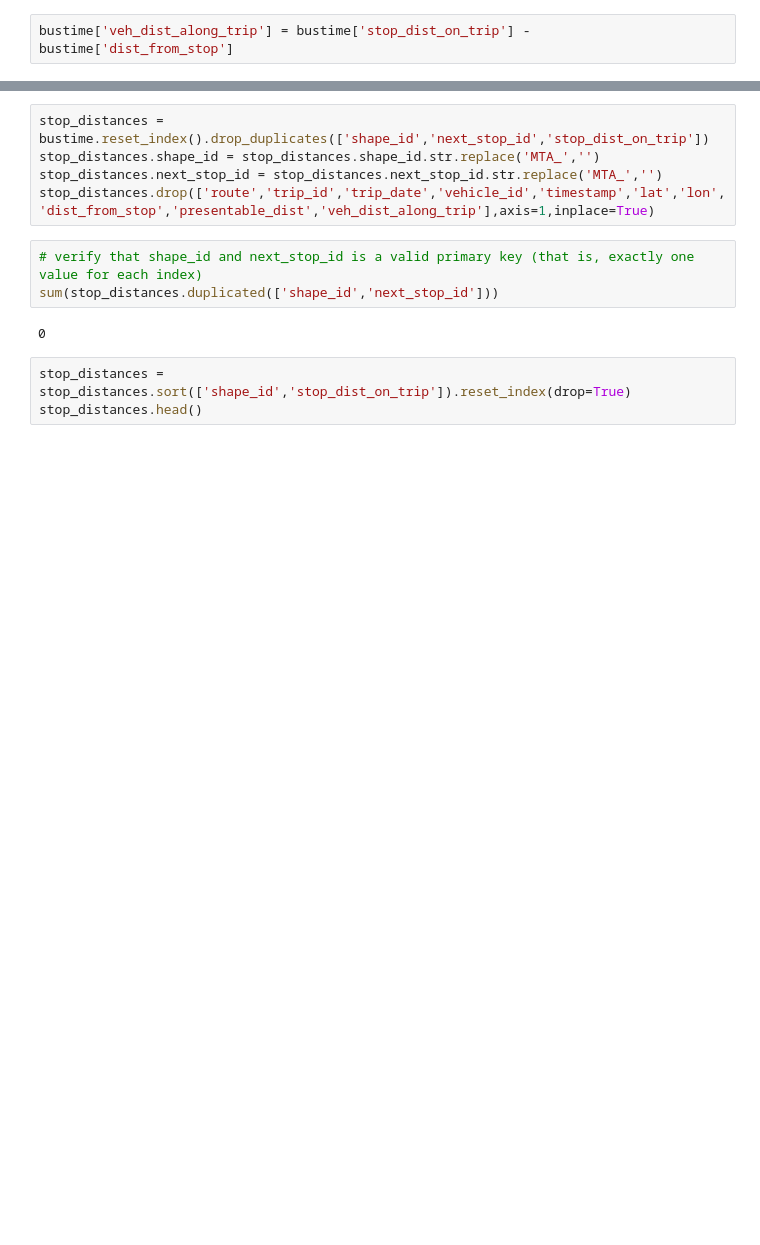
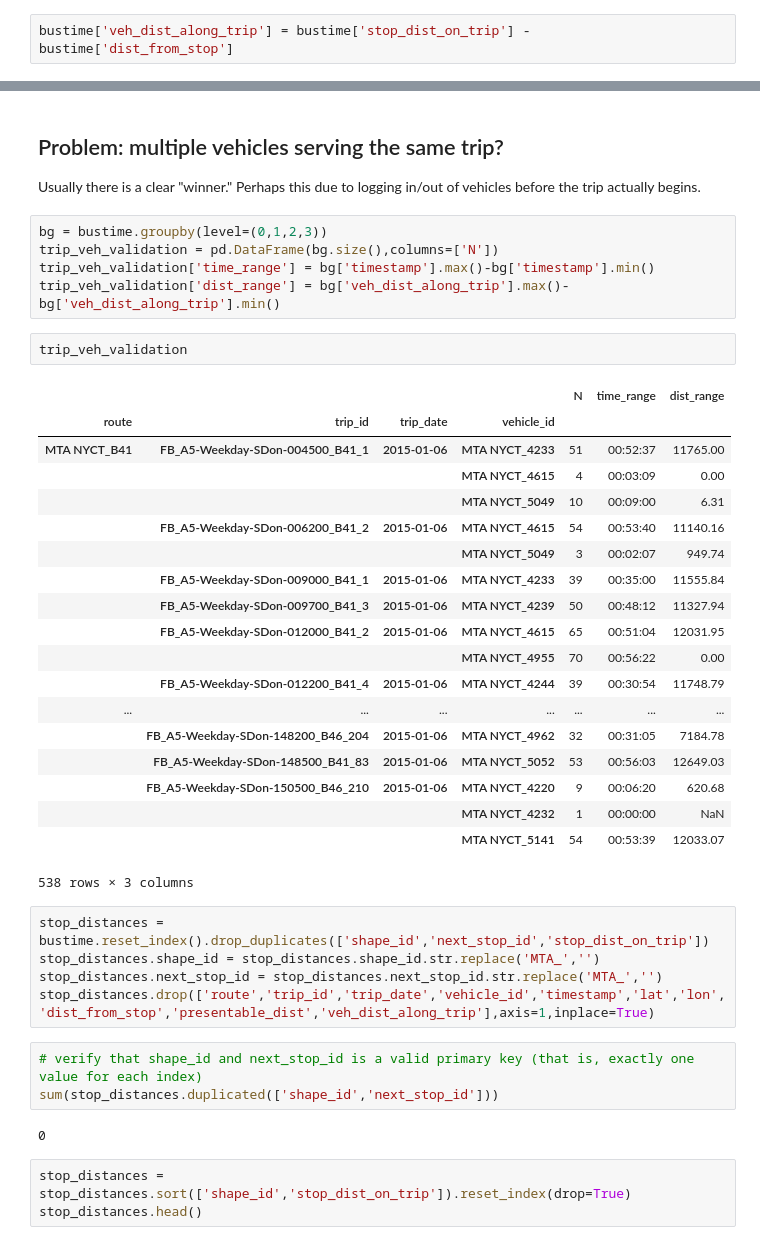
Before and after one commit to sarangof/Bus-Capstone, a Jupyter notebook: distance_data_demo.ipynb, the cells around one changed output, grey strips where cells are left out. Cells and saved outputs as stored; diff of their text form; blank space fills up the shorter version.

```diff
--- a/distance_data_demo.ipynb
+++ b/distance_data_demo.ipynb
@@ -60,3 +42,33 @@ Name: veh_dist_along_trip, dtype: float64
+# %% [markdown]
+## Problem: multiple vehicles serving the same trip?
+Usually there is a clear "winner."  Perhaps this due to logging in/out of vehicles before the trip actually begins.
+# %%
+bg = bustime.groupby(level=(0,1,2,3))
+trip_veh_validation = pd.DataFrame(bg.size(),columns=['N'])
+trip_veh_validation['time_range'] = bg['timestamp'].max()-bg['timestamp'].min()
+trip_veh_validation['dist_range'] = bg['veh_dist_along_trip'].max()-bg['veh_dist_along_trip'].min()
+# %%
+trip_veh_validation
+# %% [output]
+|  |  |  |  | N | time_range | dist_range |
+| route | trip_id | trip_date | vehicle_id |  |  |  |
+| MTA NYCT_B41 | FB_A5-Weekday-SDon-004500_B41_1 | 2015-01-06 | MTA NYCT_4233 | 51 | 00:52:37 | 11765.00 |
+|  |  |  | MTA NYCT_4615 | 4 | 00:03:09 | 0.00 |
+|  |  |  | MTA NYCT_5049 | 10 | 00:09:00 | 6.31 |
+|  | FB_A5-Weekday-SDon-006200_B41_2 | 2015-01-06 | MTA NYCT_4615 | 54 | 00:53:40 | 11140.16 |
+|  |  |  | MTA NYCT_5049 | 3 | 00:02:07 | 949.74 |
+|  | FB_A5-Weekday-SDon-009000_B41_1 | 2015-01-06 | MTA NYCT_4233 | 39 | 00:35:00 | 11555.84 |
+|  | FB_A5-Weekday-SDon-009700_B41_3 | 2015-01-06 | MTA NYCT_4239 | 50 | 00:48:12 | 11327.94 |
+|  | FB_A5-Weekday-SDon-012000_B41_2 | 2015-01-06 | MTA NYCT_4615 | 65 | 00:51:04 | 12031.95 |
+|  |  |  | MTA NYCT_4955 | 70 | 00:56:22 | 0.00 |
+|  | FB_A5-Weekday-SDon-012200_B41_4 | 2015-01-06 | MTA NYCT_4244 | 39 | 00:30:54 | 11748.79 |
+| ... | ... | ... | ... | ... | ... | ... |
+|  | FB_A5-Weekday-SDon-148200_B46_204 | 2015-01-06 | MTA NYCT_4962 | 32 | 00:31:05 | 7184.78 |
+|  | FB_A5-Weekday-SDon-148500_B41_83 | 2015-01-06 | MTA NYCT_5052 | 53 | 00:56:03 | 12649.03 |
+|  | FB_A5-Weekday-SDon-150500_B46_210 | 2015-01-06 | MTA NYCT_4220 | 9 | 00:06:20 | 620.68 |
+|  |  |  | MTA NYCT_4232 | 1 | 00:00:00 | NaN |
+|  |  |  | MTA NYCT_5141 | 54 | 00:53:39 | 12033.07 |
+538 rows × 3 columns
 # %%
 stop_distances = bustime.reset_index().drop_duplicates(['shape_id','next_stop_id','stop_dist_on_trip'])
 stop_distances.shape_id = stop_distances.shape_id.str.replace('MTA_','')
```
Also changed, not shown: parts of 12 cells of this notebook.
